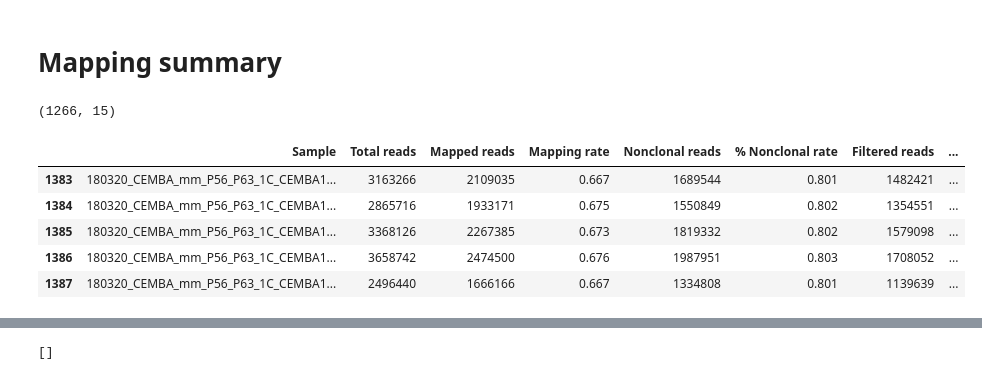
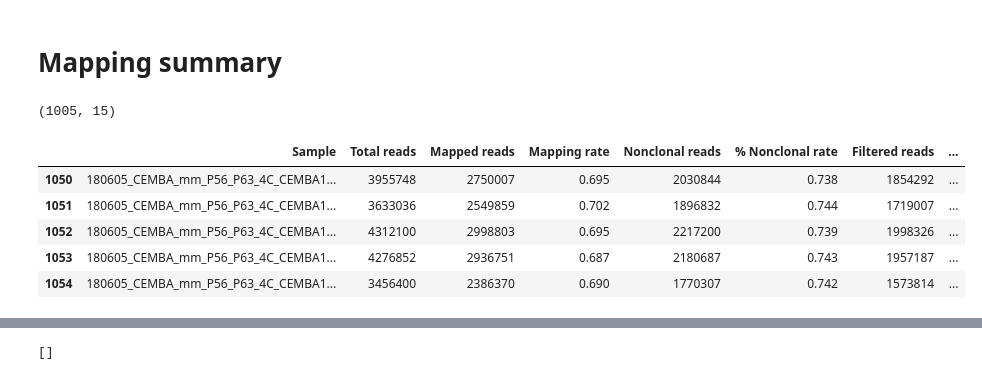
Before and after one commit to mukamel-lab-team/snmcseq, a Jupyter notebook: 00.CEMBA_organize_files.ipynb, the cells around one changed output, grey strips where cells are left out. Cells and saved outputs as stored; diff of their text form; code cells hidden in the pictures.

```diff
--- a/00.CEMBA_organize_files.ipynb
+++ b/00.CEMBA_organize_files.ipynb
@@ -13,5 +13,6 @@ log.info('.')
 # %%
-dataset = 'CEMBA_1C_180212'
+# dataset = 'CEMBA_4C_180417'
+dataset = 'CEMBA_4C_180419'
 path_dataset = os.path.join(PATH_DATASETS, dataset)
 # %% [markdown]
 # Gzip to bgzip
@@ -94,26 +95,32 @@ FileNotFoundError: [Errno 2] No such file or directory: '/cndd/Public_Datasets/C
 # Mapping summary
 # %%
 # mapping summary
-f = os.path.join(PATH_REFERENCES, 'Mapping_summary', 'CEMBA_1C_summary.txt')
+f = os.path.join(PATH_REFERENCES, 'Mapping_summary', 'CEMBA_4C_summary.txt')
 df = pd.read_table(f)
 # filter
 
-df['dataset'] = df['Sample'].apply(lambda x: '_'.join(['CEMBA',
-                                       x.split('_')[7],
-                                       x.split('_')[6][len('CEMBA'):]]
-                                                     ))
-dataset_rep = '_'.join(dataset.split('_')[:3])
-df = df[df['dataset']==dataset_rep].drop('dataset', axis=1)
+# df['dataset'] = df['Sample'].apply(lambda x: '_'.join(['CEMBA',
+#                                        x.split('_')[7],
+#                                        x.split('_')[6][len('CEMBA'):]]
+#                                                      ))
+# dataset_rep = '_'.join(dataset.split('_')[:3])
+# df = df[df['dataset']==dataset_rep].drop('dataset', axis=1)
+
+# filter
+f = '/cndd/Public_Datasets/CEMBA/snmCSeq/Datasets/{}/allc/*.tsv.bgz'.format(dataset)
+cells = [os.path.basename(allc)[5:-8] for allc in glob.glob(f)]
+df = df[df['Sample'].isin(cells)]
+
 print(df.shape)
 df.head()
 # %% [output]
-(1266, 15)
+(1005, 15)
 |  | Sample | Total reads | Mapped reads | Mapping rate | Nonclonal reads | % Nonclonal rate | Filtered reads | ... |
-| 1383 | 180320_CEMBA_mm_P56_P63_1C_CEMBA1... | 3163266 | 2109035 | 0.667 | 1689544 | 0.801 | 1482421 | ... |
-| 1384 | 180320_CEMBA_mm_P56_P63_1C_CEMBA1... | 2865716 | 1933171 | 0.675 | 1550849 | 0.802 | 1354551 | ... |
-| 1385 | 180320_CEMBA_mm_P56_P63_1C_CEMBA1... | 3368126 | 2267385 | 0.673 | 1819332 | 0.802 | 1579098 | ... |
-| 1386 | 180320_CEMBA_mm_P56_P63_1C_CEMBA1... | 3658742 | 2474500 | 0.676 | 1987951 | 0.803 | 1708052 | ... |
-| 1387 | 180320_CEMBA_mm_P56_P63_1C_CEMBA1... | 2496440 | 1666166 | 0.667 | 1334808 | 0.801 | 1139639 | ... |
+| 1050 | 180605_CEMBA_mm_P56_P63_4C_CEMBA1... | 3955748 | 2750007 | 0.695 | 2030844 | 0.738 | 1854292 | ... |
+| 1051 | 180605_CEMBA_mm_P56_P63_4C_CEMBA1... | 3633036 | 2549859 | 0.702 | 1896832 | 0.744 | 1719007 | ... |
+| 1052 | 180605_CEMBA_mm_P56_P63_4C_CEMBA1... | 4312100 | 2998803 | 0.695 | 2217200 | 0.739 | 1998326 | ... |
+| 1053 | 180605_CEMBA_mm_P56_P63_4C_CEMBA1... | 4276852 | 2936751 | 0.687 | 2180687 | 0.743 | 1957187 | ... |
+| 1054 | 180605_CEMBA_mm_P56_P63_4C_CEMBA1... | 3456400 | 2386370 | 0.690 | 1770307 | 0.742 | 1573814 | ... |
 # %%
 # move allc inplace
 
```
Also changed, not shown: parts of 6 cells of this notebook, 28 other files.
